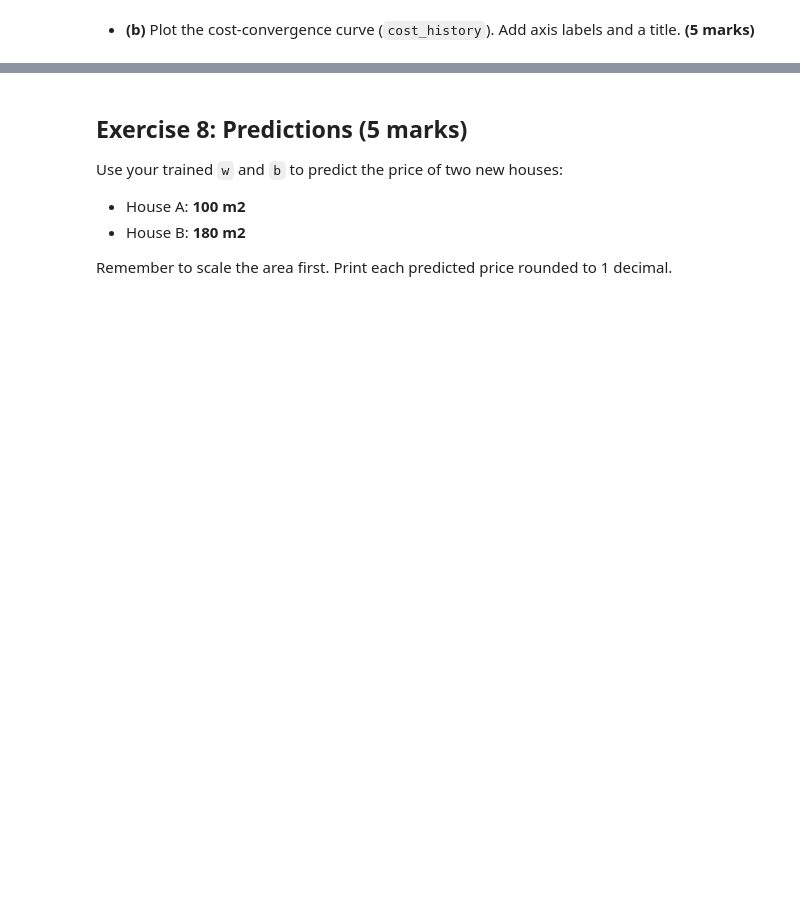
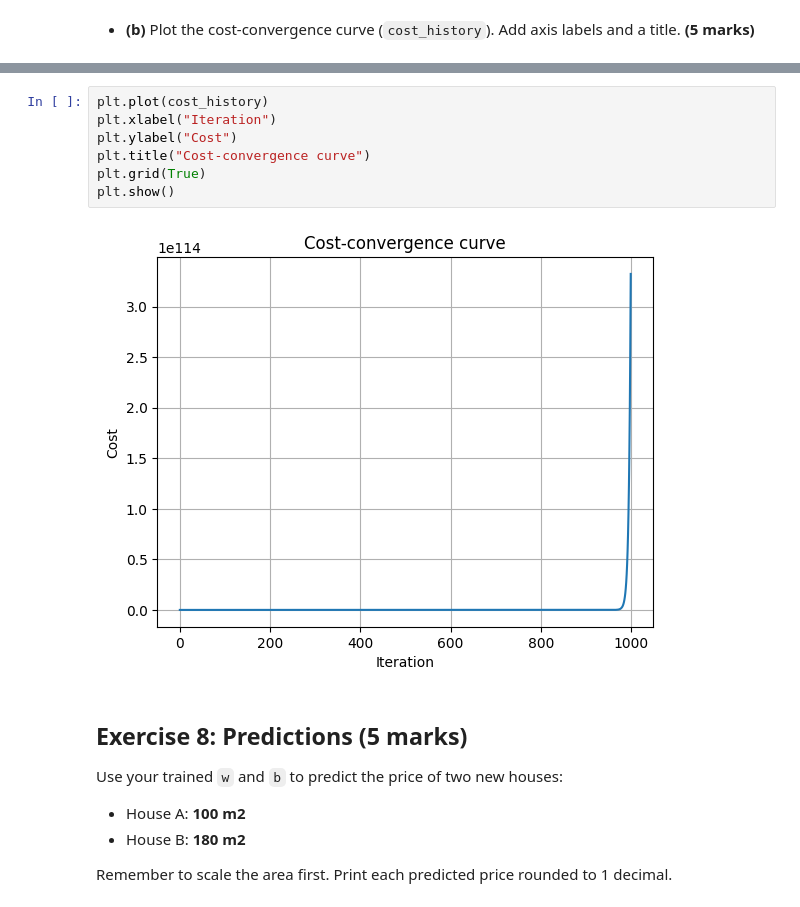
Before and after one commit to missD0307/week4_lab, a Jupyter notebook: Lab_Linear_Regression.ipynb, the cells around one changed output, grey strips where cells are left out. Saved outputs shown, nothing was run; the diff lists cells and outputs as text; blank space fills up the shorter version.

```diff
--- a/Lab_Linear_Regression.ipynb
+++ b/Lab_Linear_Regression.ipynb
@@ -647,3 +663,12 @@ Iteration 900 : cost = 6.297519410614803e+103
+# %%
+plt.plot(cost_history)
+plt.xlabel("Iteration")
+plt.ylabel("Cost")
+plt.title("Cost-convergence curve")
+plt.grid(True)
+plt.show()
+# %% [output]
+[figure, added]
 # %% [markdown]
 ## Exercise 8: Predictions (5 marks)
 
```
Also changed, not shown: parts of 25 cells of this notebook.
